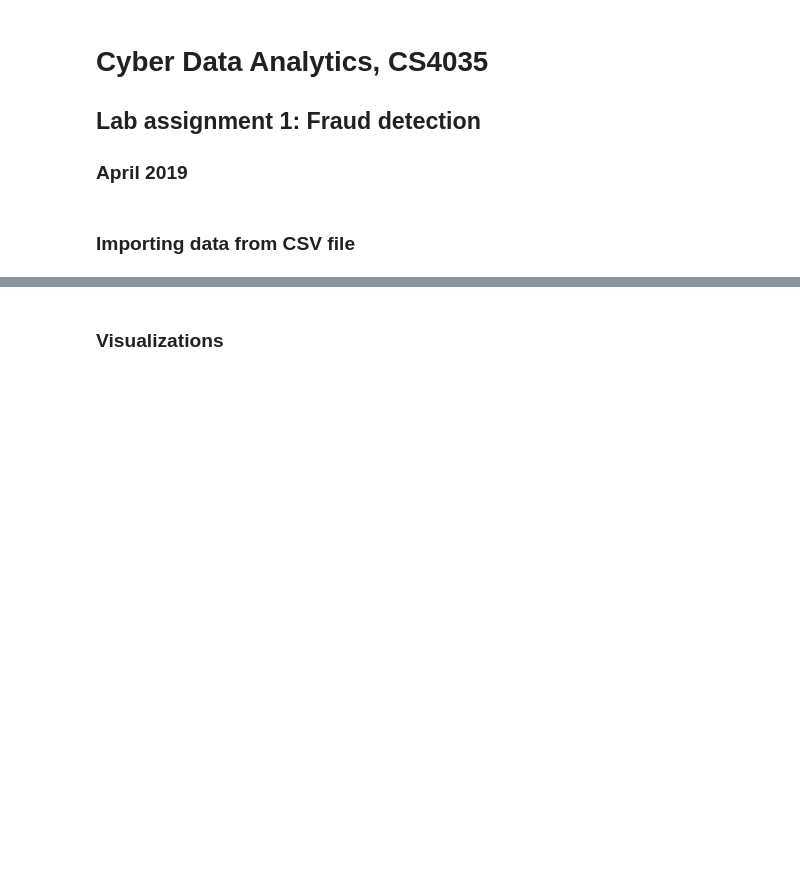
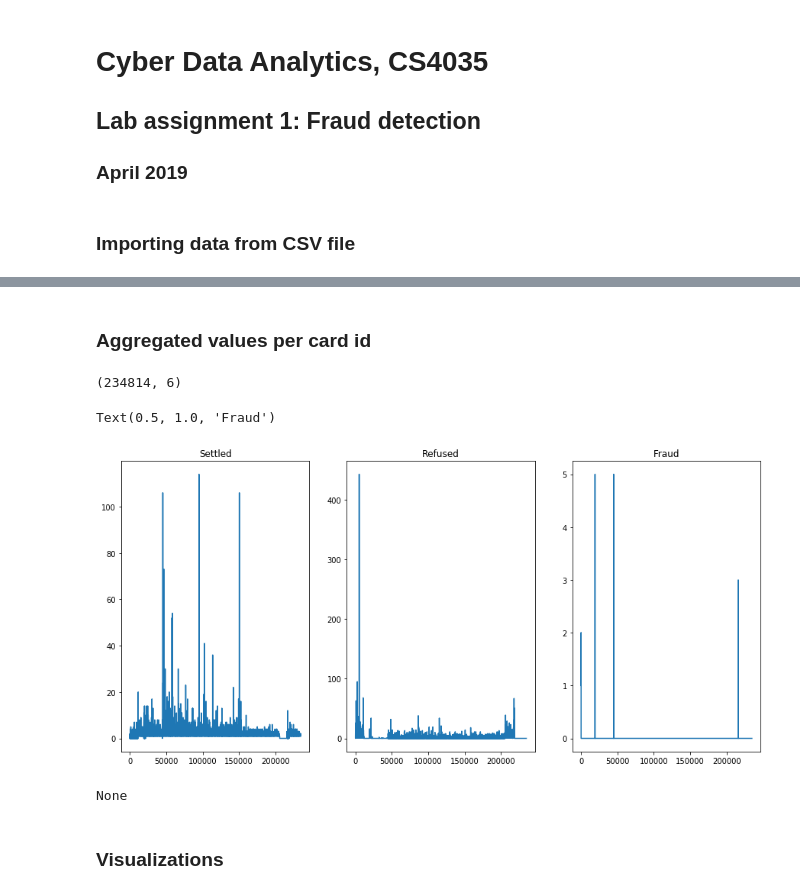
Before and after one commit to giannislelekas/CS4035, a Jupyter notebook: lab1/Lab1.ipynb, the cells around one changed output, grey strips where cells are left out. Saved outputs shown, nothing was run; the diff lists cells and outputs as text; code cells hidden in the pictures; blank space fills up the shorter version.

```diff
--- a/lab1/Lab1.ipynb
+++ b/lab1/Lab1.ipynb
@@ -18,3 +93,46 @@ data.shape
+# %% [markdown]
+### Aggregated values per card id
+# %%
+data_agg = data[['card_id', 'simple_journal', 'amount']]
+
+dd = pd.get_dummies(data_agg, columns = ['simple_journal'])
+
+dd['sum_fraud'] = dd['amount'] * dd['simple_journal_Chargeback']
+dd['sum_ref'] = dd['amount'] * dd['simple_journal_Refused']
+dd['sum_OK'] = dd['amount'] * dd['simple_journal_Settled']
+
+dd_user = dd.groupby(by = 'card_id', sort = False).agg({
+    'simple_journal_Settled' : sum,
+    'sum_OK' : 'mean',
+    'simple_journal_Refused' : sum,
+    'sum_ref' : 'mean',
+    'simple_journal_Chargeback' : sum,
+    'sum_fraud' : 'mean'
+})
+
+print(dd_user.values.shape)
+
+# Visualizations
+f, ax = plt.subplots(1, 3, figsize = (15,7))
+# p1 = plt.bar(np.arange(len(dd_user.values)), dd_user.values[:, 0])
+# p2 = plt.bar(np.arange(len(dd_user.values)), dd_user.values[:, 2], bottom = dd_user.values[:, 0])
+# p3 = plt.bar(np.arange(len(dd_user.values)), dd_user.values[:, 4], bottom = dd_user.values[:, 0] + dd_user.values[:, 2])
+ax[0].plot(dd_user.values[:, 0])
+ax[0].set_title("Settled")
+ax[1].plot(dd_user.values[:, 2])
+ax[1].set_title("Refused")
+ax[2].plot(dd_user.values[:, 4])
+ax[2].set_title("Fraud")
+# %% [output]
+(234814, 6)
+Text(0.5, 1.0, 'Fraud')
+[figure, added]
+# %%
+test = data['bookingdate'].str.extract('(....-..-..)', expand=True)
+test
+tt = test[0].unique().sort()
+# %% [output]
+None
 # %% [markdown]
 ### Visualizations
 # %%
```
Also changed, not shown: parts of 7 cells of this notebook.
